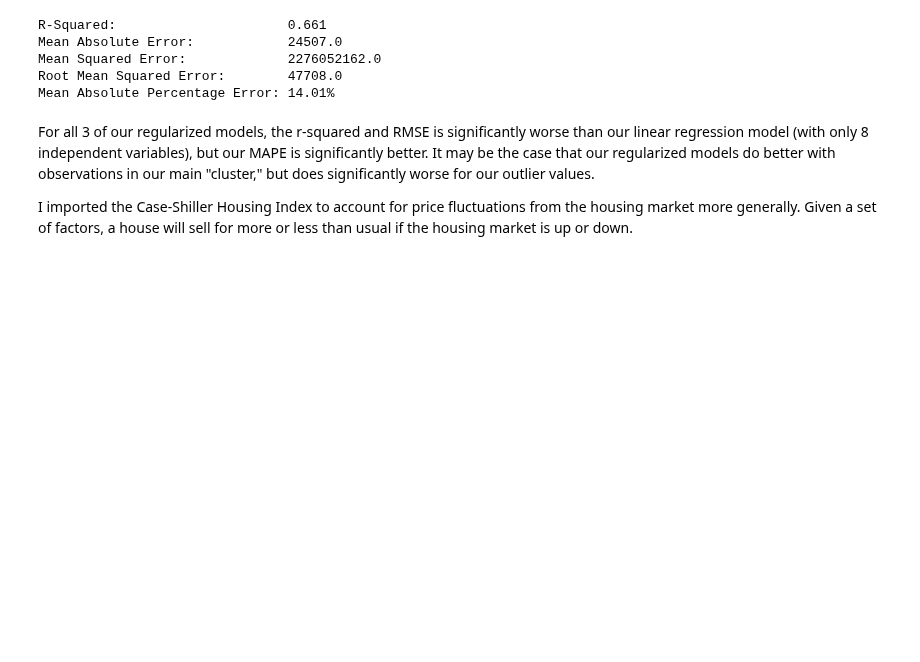
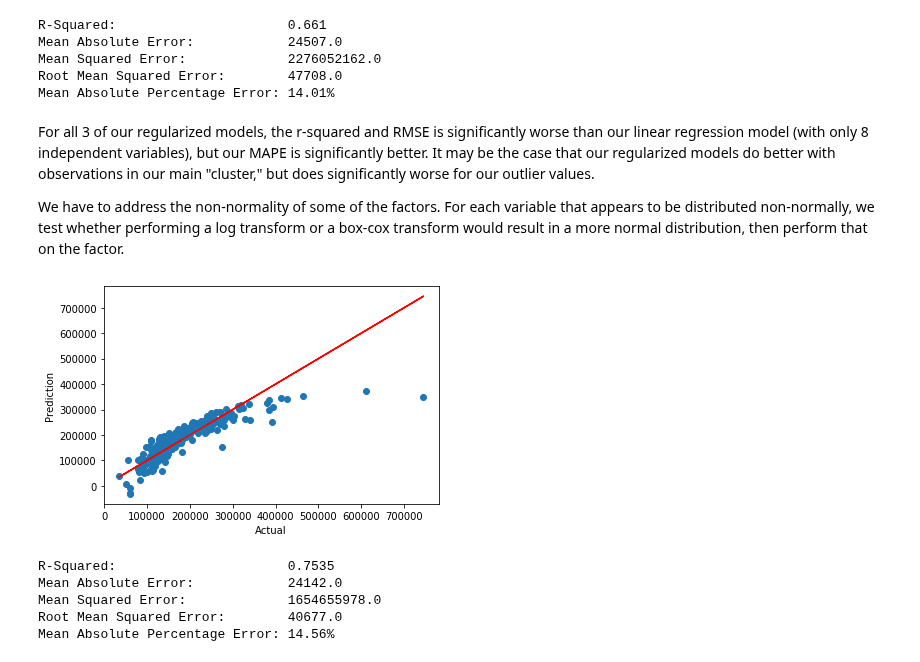
Before and after one commit to timcopelandoh/thinkful, a Jupyter notebook: Module 18 - Supervised Learning - Regression/18.8 - Regression Challenge.ipynb, the cells around one changed output. Saved outputs shown, nothing was run; the diff lists cells and outputs as text; code cells hidden in the pictures; blank space fills up the shorter version.

```diff
--- a/Module 18 - Supervised Learning - Regression/18.8 - Regression Challenge.ipynb
+++ b/Module 18 - Supervised Learning - Regression/18.8 - Regression Challenge.ipynb
@@ -192,4 +192,46 @@ Mean Absolute Percentage Error: 14.01%
 # %% [markdown]
 For all 3 of our regularized models, the r-squared and RMSE is significantly worse than our linear regression model (with only 8 independent variables), but our MAPE is significantly better. It may be the case that our regularized models do better with observations in our main "cluster," but does significantly worse for our outlier values.
 
-I imported the Case-Shiller Housing Index to account for price fluctuations from the housing market more generally. Given a set of factors, a house will sell for more or less than usual if the housing market is up or down.
+We have to address the non-normality of some of the factors. For each variable that appears to be distributed non-normally, we test whether performing a log transform or a box-cox transform would result in a more normal distribution, then perform that on the factor.
+# %%
+from scipy.stats import normaltest
+from scipy.stats import boxcox
+
+
+
+for col in X_test_2.columns[1:-2]: # I excluded the constant term and the month and year sold
+    if normaltest(house[col])[1]>.05:
+        pass
+    bc,_ = boxcox(house[col]+1)
+    if normaltest(np.log(house[col]))[0] < normaltest(bc)[0]:
+        house[col] = np.log(house[col])
+        house[col] = np.log(house[col])
+    else:
+        house[col] = bc
+        bc_train,_ = boxcox(house[col]+1)
+        house[col] = bc_train
+
+X_train_3, X_test_3, y_train_3, y_test_3 = train_test_split(house.drop(columns=['id','saleprice']), house['saleprice'], test_size = 0.2, random_state = 465)
+# %%
+X_train_3, X_test_3, y_train_3, y_test_3 = train_test_split(house.drop(columns=['id','saleprice']), house['saleprice'], test_size = 0.2, random_state = 465)
+# %%
+numerics = list((X_train_3.dtypes == 'int64') | (X_train_3.dtypes == 'float64'))
+
+X_train_3 = X_train_3.iloc[:,numerics]
+X_train_3['const'] = 1
+
+X_test_3 = X_test_3.iloc[:,numerics]
+X_test_3['const'] = 1
+# %%
+elastic = ElasticNetCV(alphas=alphas)
+elastic = elastic.fit(X_train_3, y_train)
+y_pred_5 = elastic.predict(X_test_3)
+
+display_results(y_test, y_pred_5)
+# %% [output]
+[figure, added]
+R-Squared:                      0.7535
+Mean Absolute Error:            24142.0
+Mean Squared Error:             1654655978.0
+Root Mean Squared Error:        40677.0
+Mean Absolute Percentage Error: 14.56%
```
Also changed, not shown: parts of 12 cells of this notebook, 2 other files.
